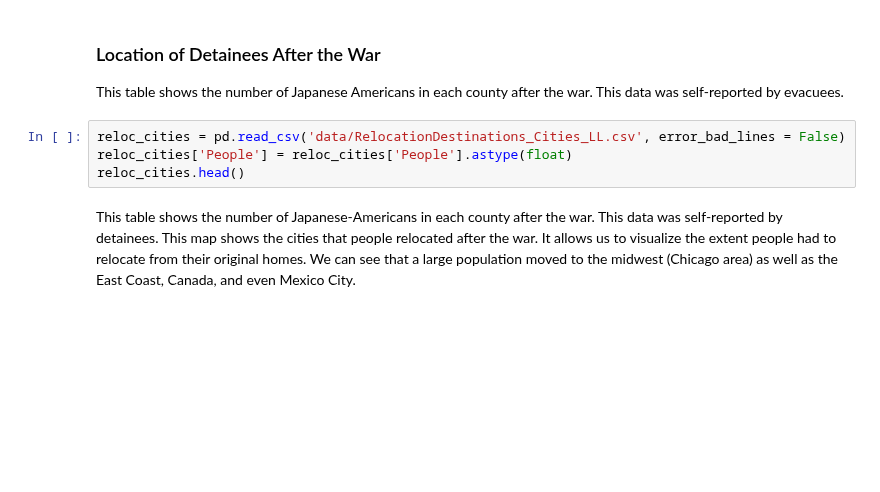
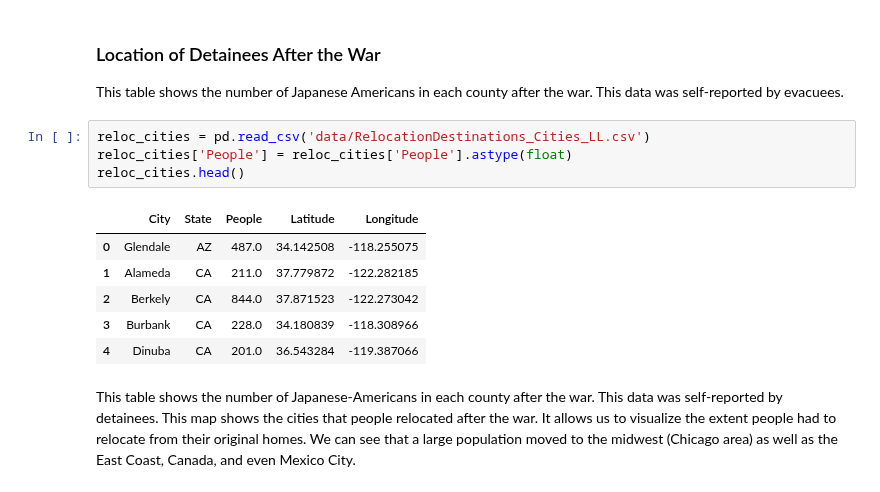
Before and after one commit to ds-modules/data-4ac, a Jupyter notebook: notebook2/notebook2-2022.ipynb, the cells around one changed output. Drawn from its saved outputs; the diff is of its cells as text; blank space fills up the shorter version.

```diff
--- a/notebook2/notebook2-2022.ipynb
+++ b/notebook2/notebook2-2022.ipynb
@@ -387,9 +461,16 @@ manual: true
 
 This table shows the number of Japanese Americans in each county after the war. This data was self-reported by evacuees.
 # %%
-reloc_cities = pd.read_csv('data/RelocationDestinations_Cities_LL.csv', error_bad_lines = False)
+reloc_cities = pd.read_csv('data/RelocationDestinations_Cities_LL.csv')
 reloc_cities['People'] = reloc_cities['People'].astype(float)
 reloc_cities.head()
+# %% [output]
+|  | City | State | People | Latitude | Longitude |
+| 0 | Glendale | AZ | 487.0 | 34.142508 | -118.255075 |
+| 1 | Alameda | CA | 211.0 | 37.779872 | -122.282185 |
+| 2 | Berkely | CA | 844.0 | 37.871523 | -122.273042 |
+| 3 | Burbank | CA | 228.0 | 34.180839 | -118.308966 |
+| 4 | Dinuba | CA | 201.0 | 36.543284 | -119.387066 |
 # %% [markdown]
 This table shows the number of Japanese-Americans in each county after the war. This data was self-reported by detainees.
 This map shows the cities that people relocated after the war. It allows us to visualize the extent people had to relocate from their original homes. We can see that a large population moved to the midwest (Chicago area) as well as the East Coast, Canada, and even Mexico City.
```
Also changed, not shown: parts of 18 cells of this notebook, 3 other files.
